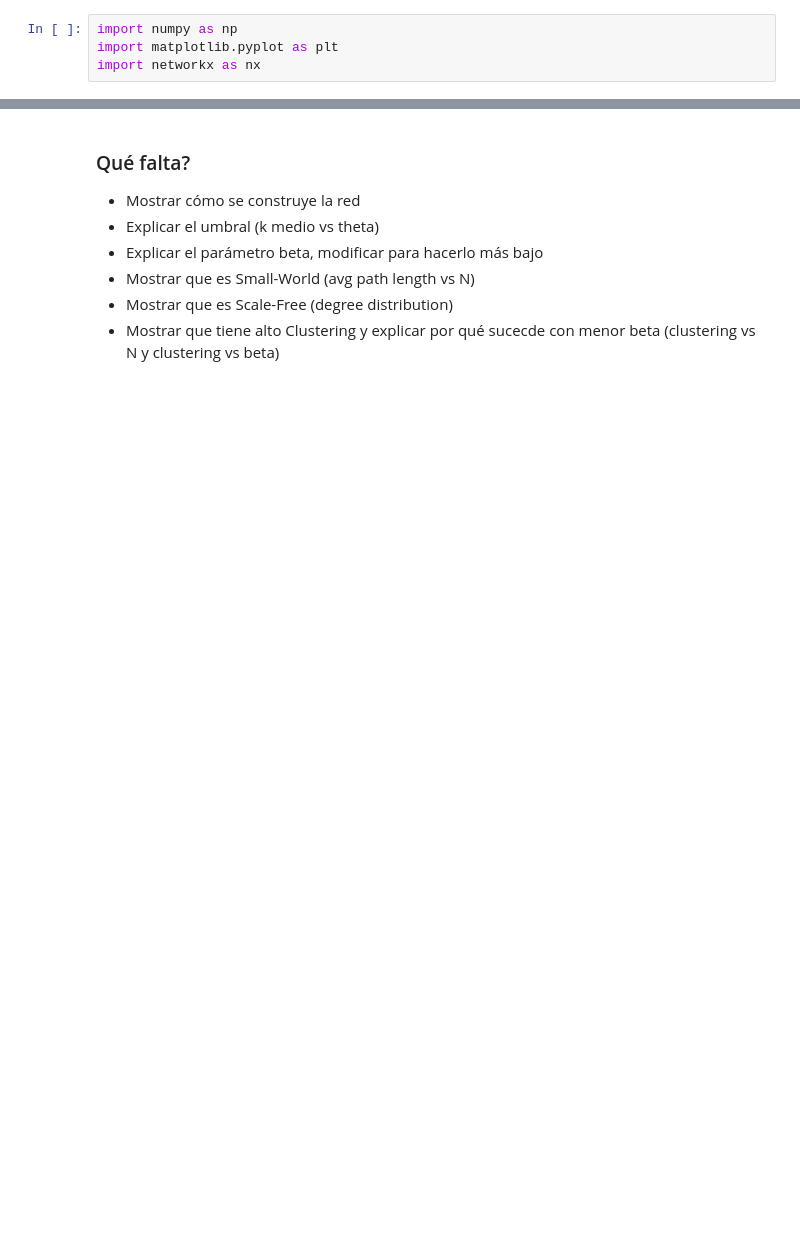
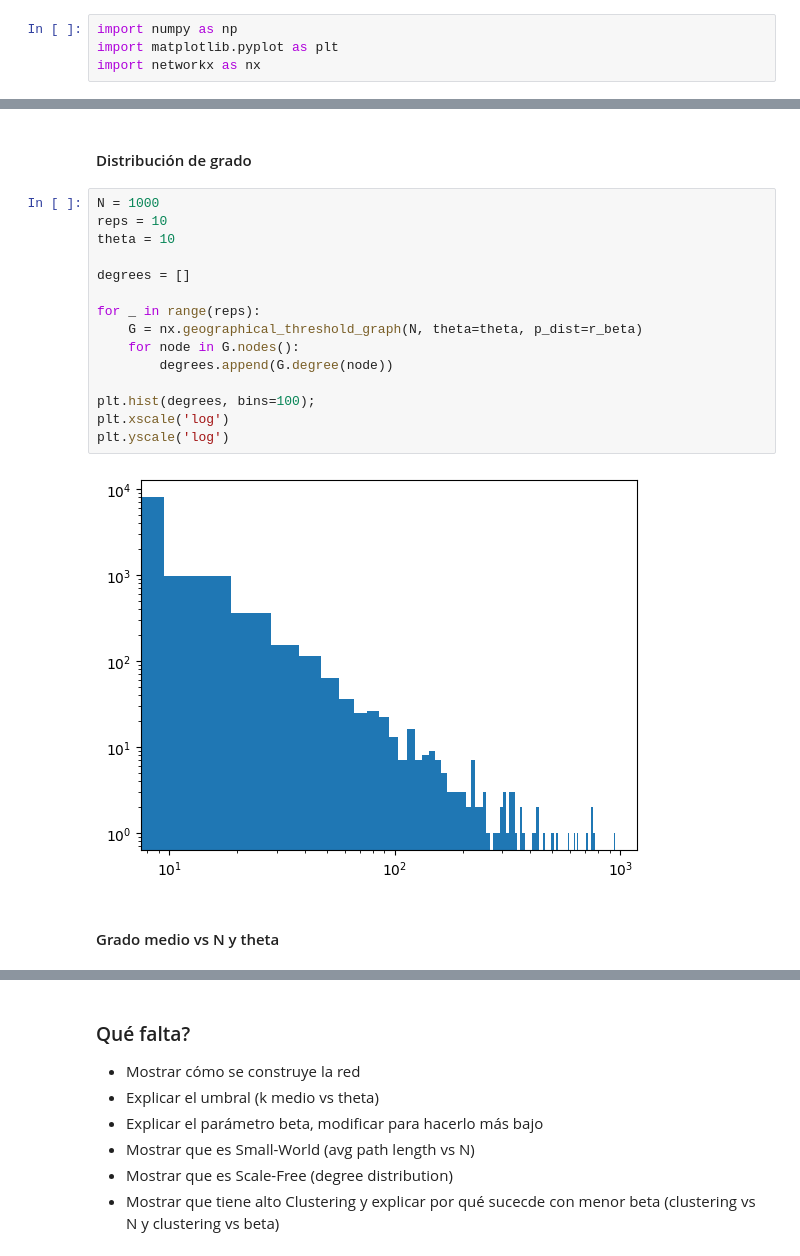
Before and after one commit to lautarogiordano/practicas-complejidad, a Jupyter notebook: p1-redes/redes.ipynb, the cells around one changed output, grey strips where cells are left out. Cells and saved outputs as stored; diff of their text form; blank space fills up the shorter version.

```diff
--- a/p1-redes/redes.ipynb
+++ b/p1-redes/redes.ipynb
@@ -39,0 +57,21 @@ Average clustering coefficient: 0.7073745968482201
+# %% [markdown]
+#### Distribución de grado
+# %%
+N = 1000
+reps = 10
+theta = 10
+
+degrees = []
+
+for _ in range(reps):
+    G = nx.geographical_threshold_graph(N, theta=theta, p_dist=r_beta)
+    for node in G.nodes():
+        degrees.append(G.degree(node))
+
+plt.hist(degrees, bins=100);
+plt.xscale('log')
+plt.yscale('log')
+# %% [output]
+[figure, added]
+# %% [markdown]
+#### Grado medio vs N y theta
```
Also changed, not shown: parts of 8 cells of this notebook, 1 other file.
